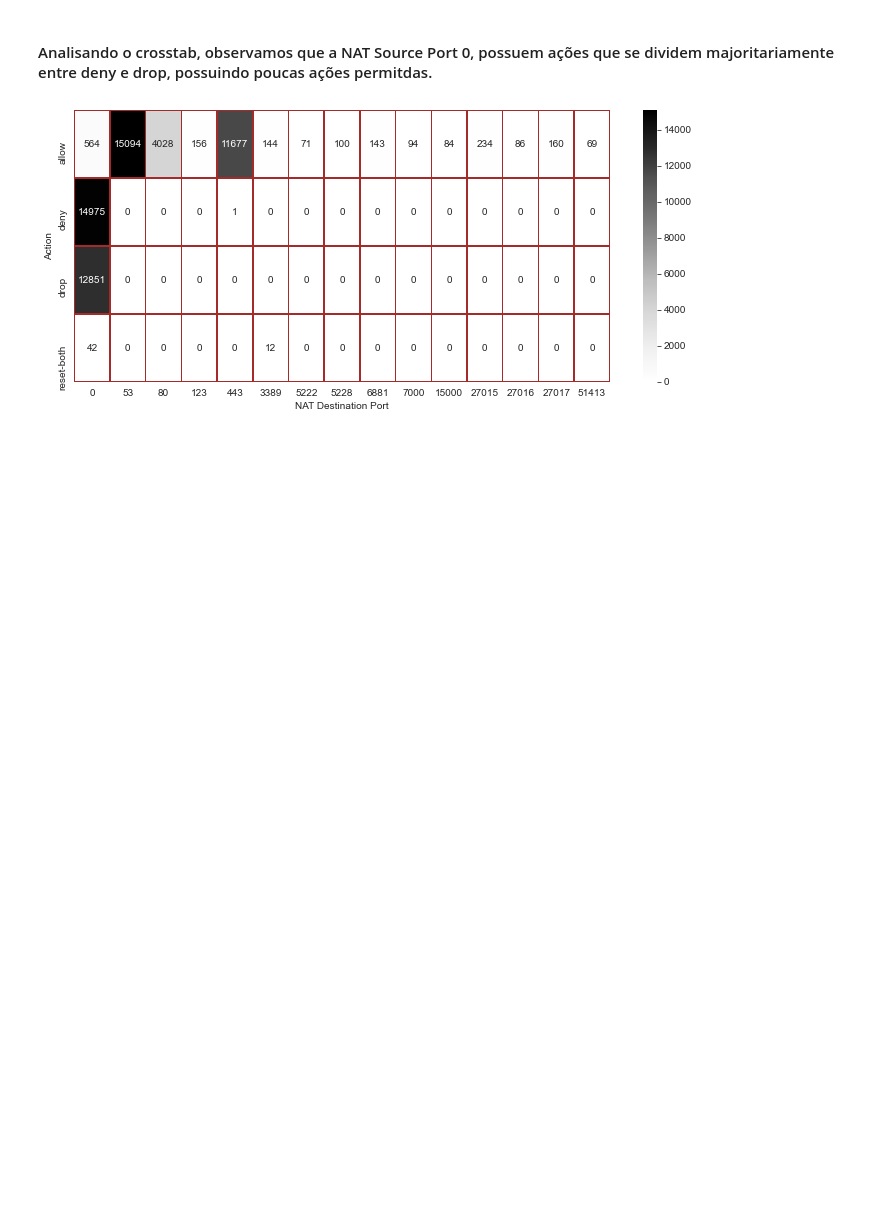
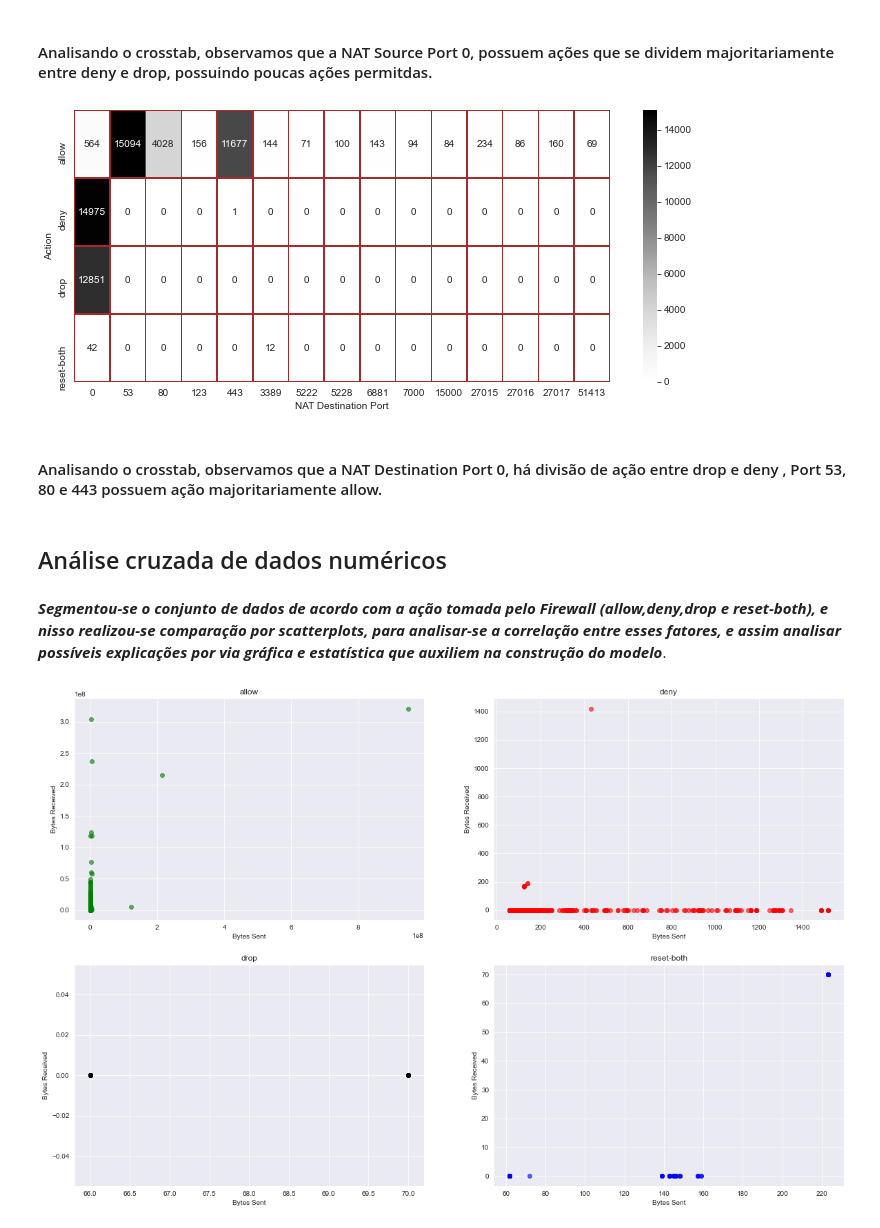
Before and after one commit to leticiacb1/Aviation_Accident_Analysis, a Jupyter notebook: Firewall_Project_Cdados2.ipynb, the cells around one changed output. Saved outputs shown, nothing was run; the diff lists cells and outputs as text; code cells hidden in the pictures; blank space fills up the shorter version.

Commit message:
Iteração na Análise Exploratória

```diff
--- a/Firewall_Project_Cdados2.ipynb
+++ b/Firewall_Project_Cdados2.ipynb
@@ -291,0 +352,6 @@ plt.show()
+# %% [markdown]
+#### Analisando o crosstab, observamos que a NAT Destination Port 0, há divisão de ação entre drop e deny , Port 53, 80 e 443 possuem ação majoritariamente allow.
+# %% [markdown]
+## Análise cruzada de dados numéricos
+# %% [markdown]
+***Segmentou-se o conjunto de dados de acordo com a ação tomada pelo Firewall (allow,deny,drop e reset-both), e nisso realizou-se comparação por scatterplots, para analisar-se a correlação entre esses fatores, e assim analisar possíveis explicações por via gráfica e estatística que auxiliem na construção do modelo***.
@@ -291,0 +363,12 @@ plt.show()
+# %%
+plt.figure(figsize=(20,13))
+for data,number,name,color in ([allow,1,'allow','green'],[deny,2,'deny','red'],
+                               [drop,3,'drop','black'],[reset_both,4,'reset-both','blue']):
+    plt.subplot(2,2,number)
+    plt.scatter(data['Bytes Sent'],data['Bytes Received'],alpha=0.6,color=color)
+    plt.title(name)
+    plt.xlabel('Bytes Sent')
+    plt.ylabel('Bytes Received')
+plt.show()
+# %% [output]
+[figure, added]
```
Also changed, not shown: parts of 21 cells of this notebook.
